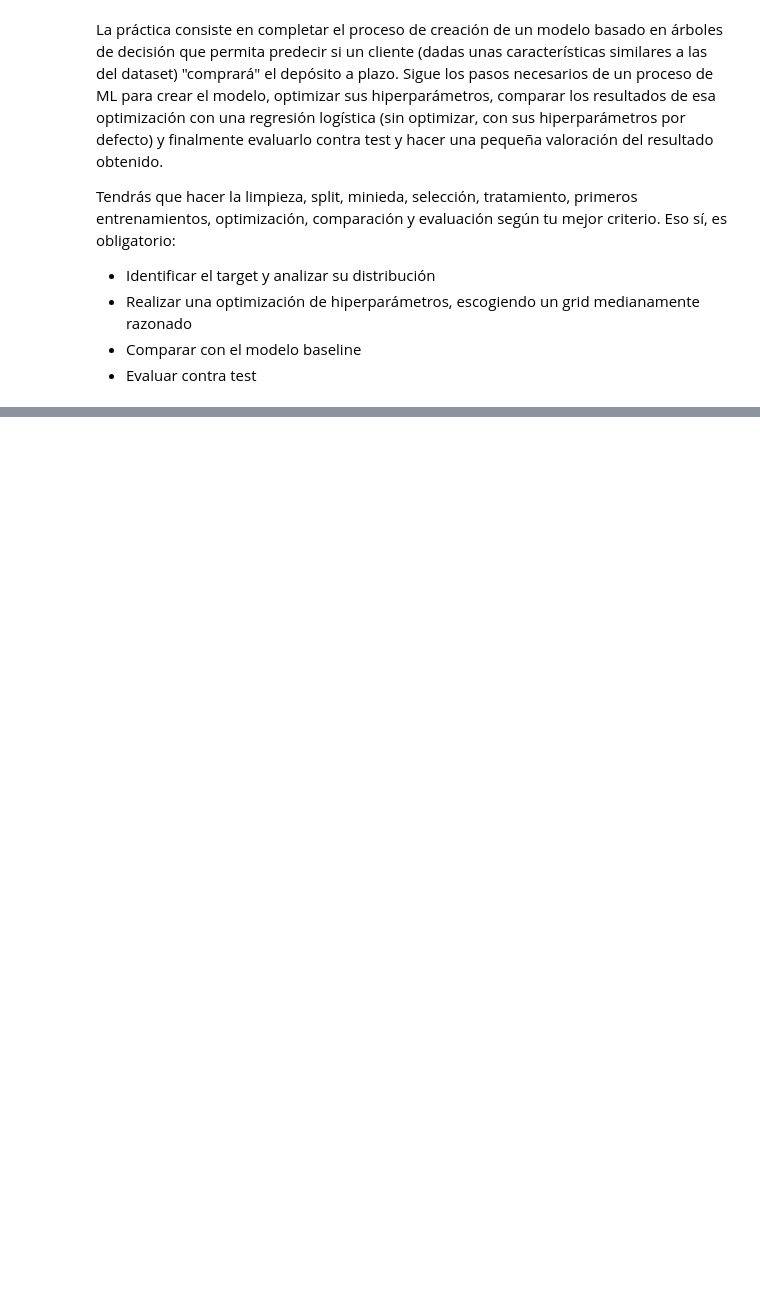
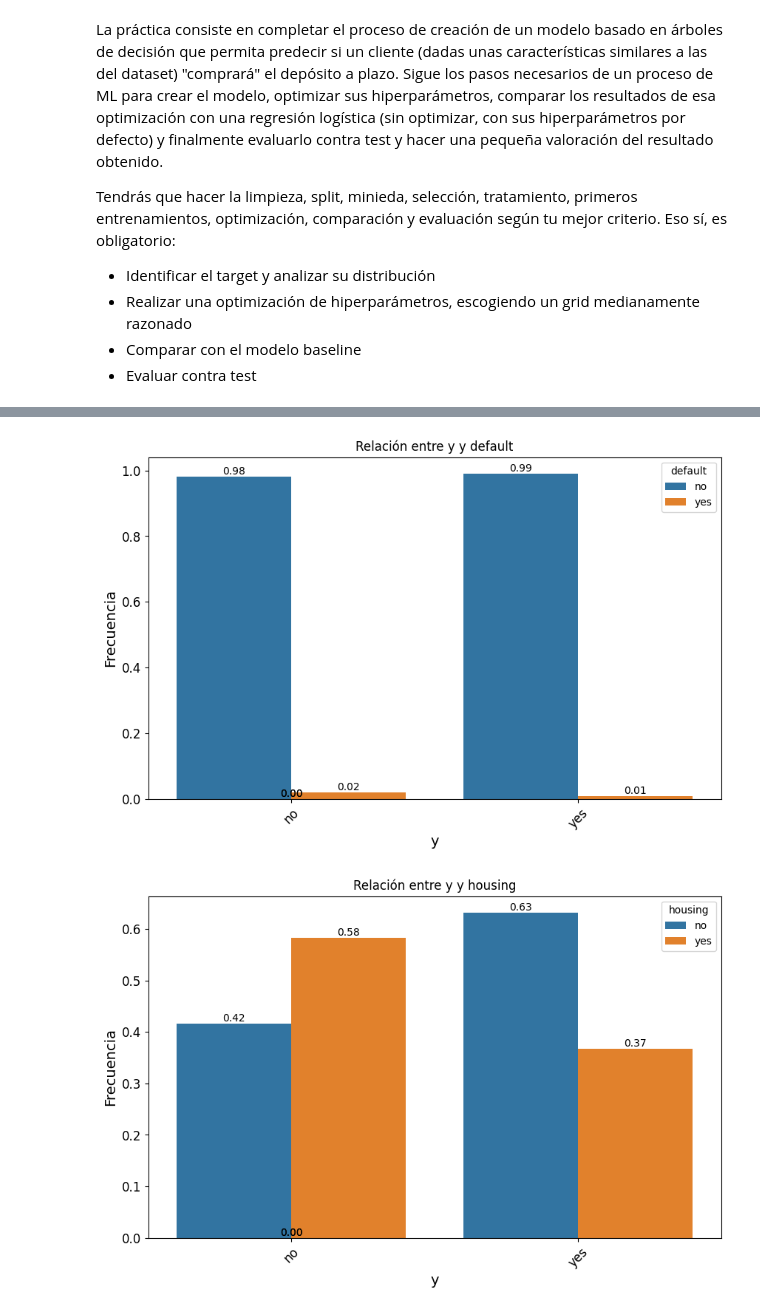
Before and after one commit to arratealduzin/Repo-ejercicos, a Jupyter notebook: 04_Machine_Learning/Sprint_11/Unidad_01_ML_Supervisado_Arboles_de_Decision/03_Practica_Obligatoria/18_Practica_Obligatoria_Arboles_de_Decision.ipynb, the cells around one changed output, grey strips where cells are left out. Saved outputs shown, nothing was run; the diff lists cells and outputs as text; code cells hidden in the pictures; blank space fills up the shorter version.

```diff
--- a/04_Machine_Learning/Sprint_11/Unidad_01_ML_Supervisado_Arboles_de_Decision/03_Practica_Obligatoria/18_Practica_Obligatoria_Arboles_de_Decision.ipynb
+++ b/04_Machine_Learning/Sprint_11/Unidad_01_ML_Supervisado_Arboles_de_Decision/03_Practica_Obligatoria/18_Practica_Obligatoria_Arboles_de_Decision.ipynb
@@ -51,0 +207,6 @@ AYUDA: La dirección del banco nos proporciona estas notas (en inglés):
+# %%
+for feat in features_bin:
+    bt.plot_categorical_relationship_fin(train_set, target, feat, show_values= True, relative_freq= True);
+# %% [output]
+[figure, added]
+[figure, added]
```
Also changed, not shown: parts of 48 cells of this notebook, 2 other files.
